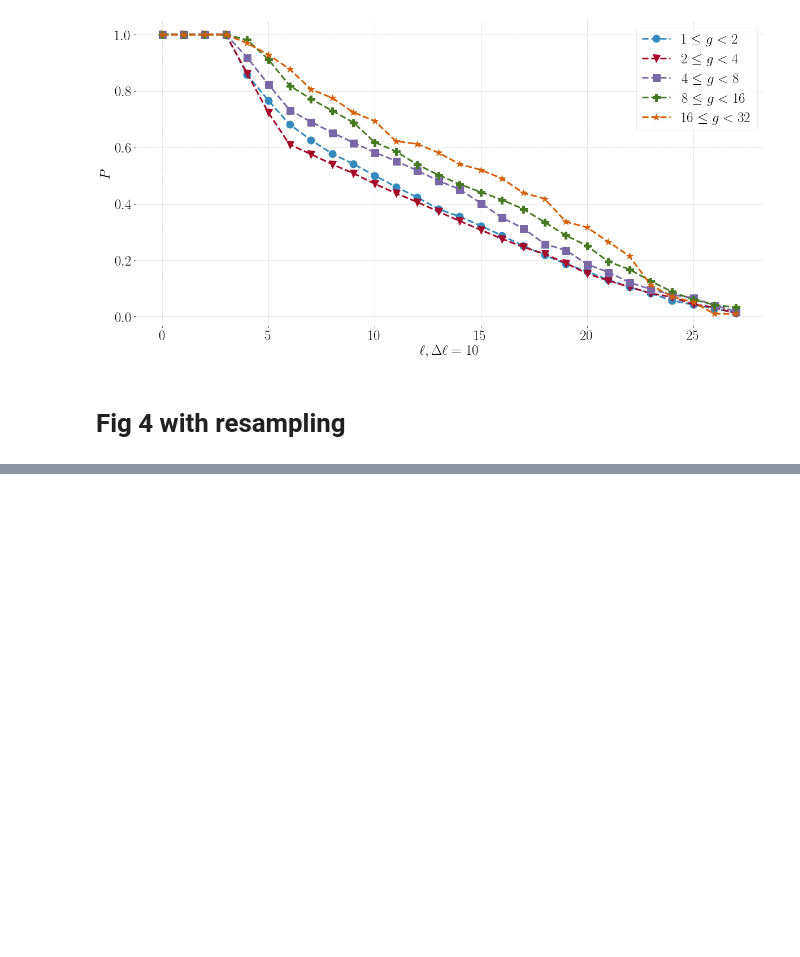
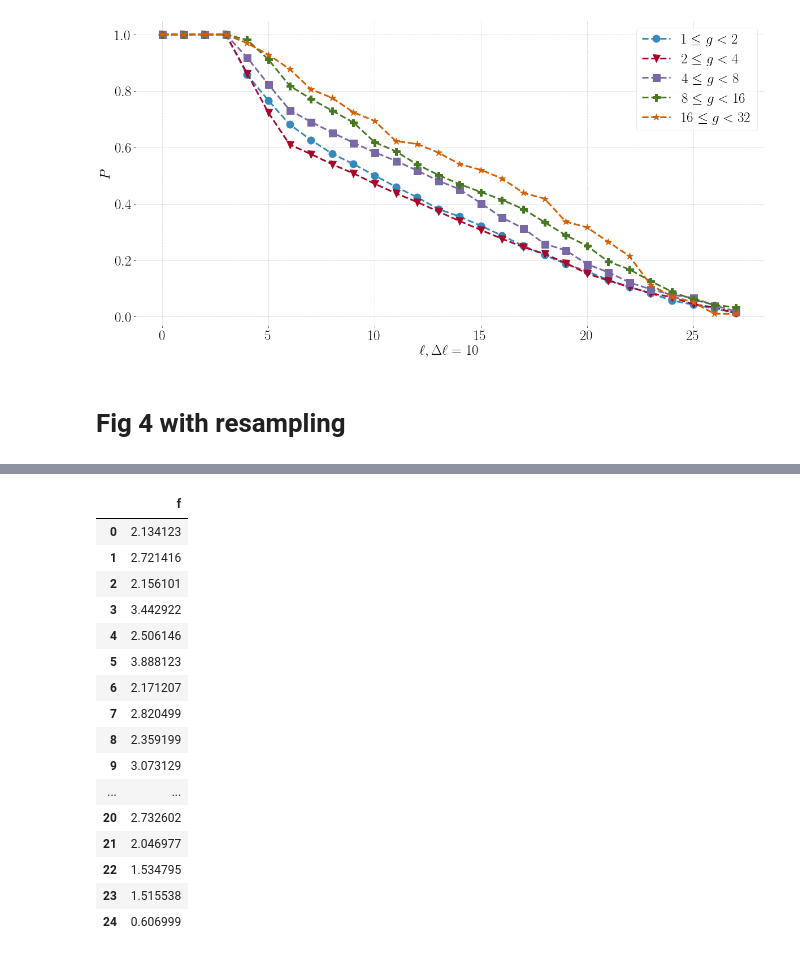
Before and after one commit to nitnelav27/comm_patterns, a Jupyter notebook: 202201.ipynb, the cells around one changed output, grey strips where cells are left out. Saved outputs shown, nothing was run; the diff lists cells and outputs as text; code cells hidden in the pictures; blank space fills up the shorter version.

```diff
--- a/202201.ipynb
+++ b/202201.ipynb
@@ -407,0 +624,35 @@ p = 0
+# %%
+with open('../itdata/mtl_SIDa.pickle', 'rb') as handle:
+    tmpDa = pickle.load(handle)
+    handle.close()
+
+# Deltaa = {}
+# for c in ['uk', 'uk2', 'it', 'mit']:
+#     Deltaa[c] = {}
+#     for Da in [5, 10, 15, 30, 45]:
+#         Deltaa[c][Da] = {}
+#         for i in range(3):
+#             if c != 'it':
+#                 Deltaa[c][Da][i] = pc.get_fal(calls[c], limits[c][i][0], limits[c][i][1], Da)
+#             else:
+#                 Deltaa[c][Da][i] = tmpDa[(c, Da, i)]
+# %%
+tmpDa[('it', 15, 2)]['f']
+# %% [output]
+|  | f |
+| 0 | 2.134123 |
+| 1 | 2.721416 |
+| 2 | 2.156101 |
+| 3 | 3.442922 |
+| 4 | 2.506146 |
+| 5 | 3.888123 |
+| 6 | 2.171207 |
+| 7 | 2.820499 |
+| 8 | 2.359199 |
+| 9 | 3.073129 |
+| ... | ... |
+| 20 | 2.732602 |
+| 21 | 2.046977 |
+| 22 | 1.534795 |
+| 23 | 1.515538 |
+| 24 | 0.606999 |
```
Also changed, not shown: parts of 17 cells of this notebook.
